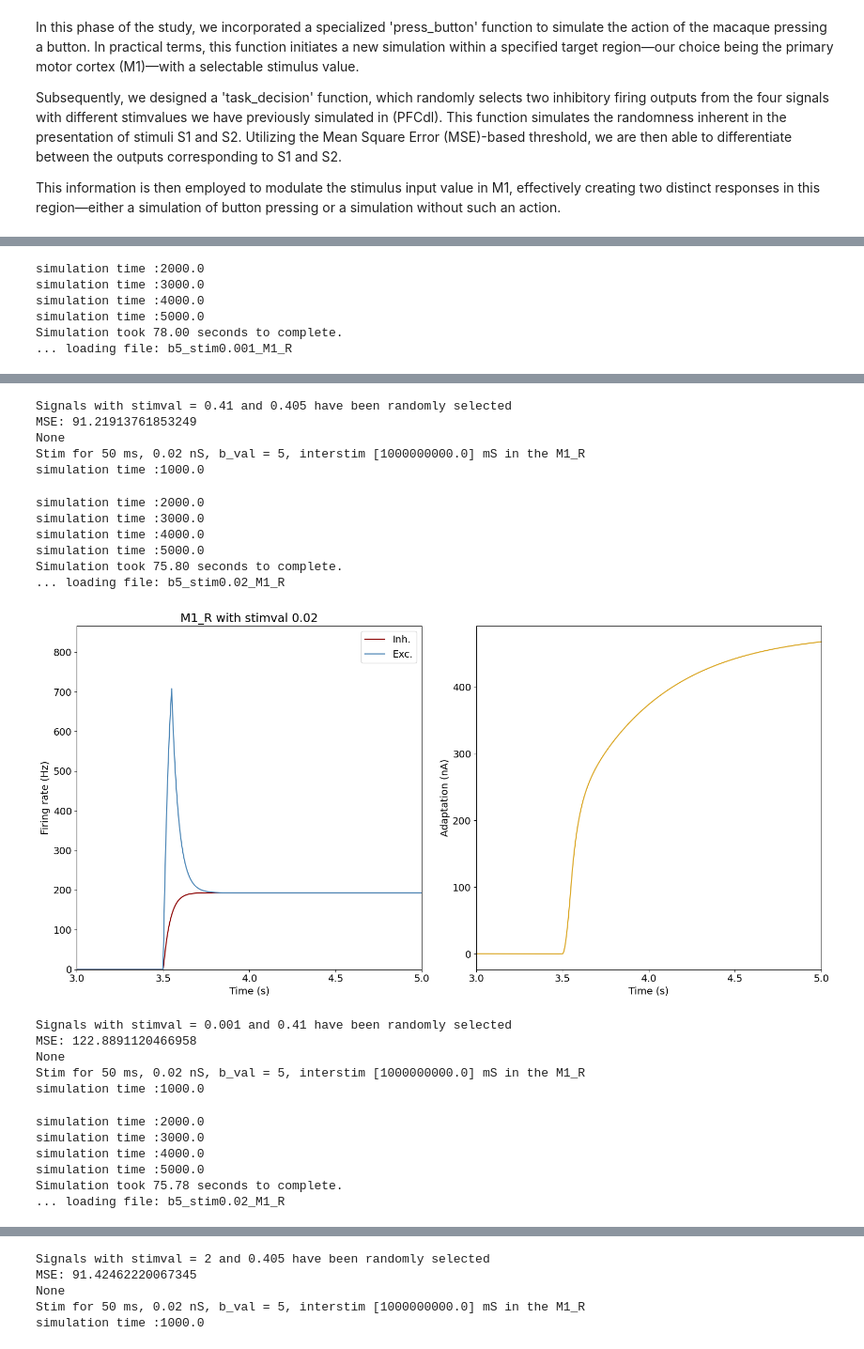
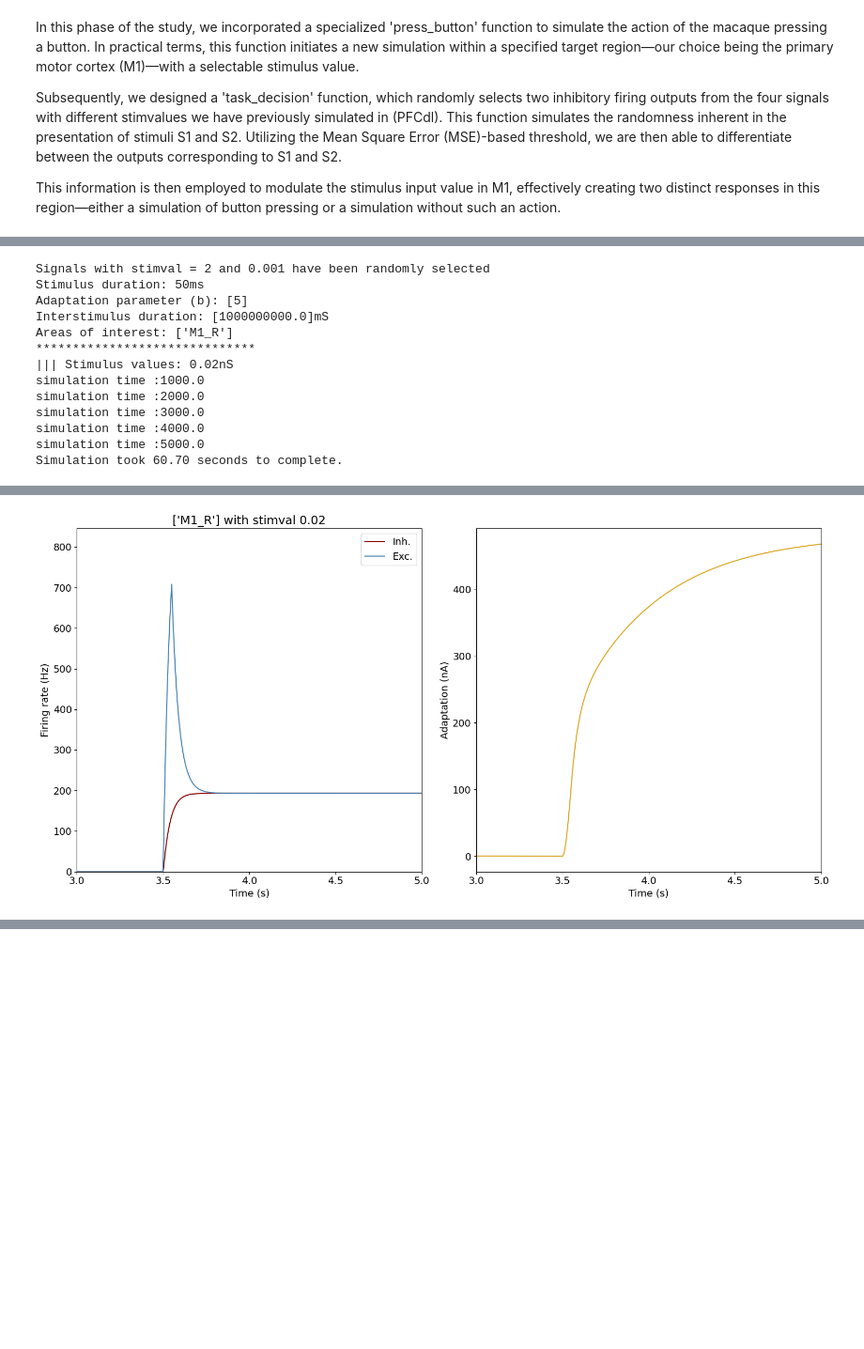
Before and after one commit to TuranSKT/tvb_decision_making, a Jupyter notebook: decision_making_A1.ipynb, the cells around one changed output, grey strips where cells are left out. Shown: that part at 94% size. Cells and saved outputs as stored; diff of their text form; code cells hidden in the pictures; blank space fills up the shorter version.

```diff
--- a/decision_making_A1.ipynb
+++ b/decision_making_A1.ipynb
@@ -73,0 +22,17 @@ target_region_id = surface.id_finder(target_region)
+# %%
+connectivity_path = ROOT_FOLDER + '/tvb_model_reference/data/macaque/Connectivity/'
+
+connectome = Connectome(connectivity_path)
+
+sim_series1_param = {"root_folder": SAVE_FOLDER,
+                     "sim_name": "sim1", #Name of the simulation
+                     "connectome_instance": connectome, #Load the connectome to change
+                     "rois_dict": {'A1_R': 'Primary auditory cortex'}, #Stimulus Regions
+                     "stim_values": [0.001, 0.405, 0.41, 2], # Stimulus strengths
+                     "isIntNoise": False}
+
+# Create and init a simulator object
+SimSeries1 = Simulation(**sim_series1_param)
+
+# Run the simulation
+# SimSeries1.main_simulation_loop()
@@ -74,10 +41,7 @@ target_region_id = surface.id_finder(target_region)
 # %%
-# Run the simulation
-#customSim.main_simulation_loop()
-
 # Load simulation saved results
-customSim.load_simulation()
+SimSeries1.load_simulation()
 
 # PFCdl_R plot from A1
-customSim.plot_simulation(target_region)
+SimSeries1.plot_simulation(['PFCdl_R'])
 # %% [output]
@@ -97,7 +57,9 @@ For the purpose of comparing the inhibitory firing rates resulting from two dist
 # %% [markdown]
 ### Compute MSE (Mean Square Error) of each 4 simulations to define a threshold
 # %%
-signals_dict = customSim.get_signals(target_region_id)
+# signals_dict contains 4 signals each resulted from Sim1 with a different stimval
+signals_dict = SimSeries1.get_signals_from_one_region(['PFCdl_R'])
+stimvals = sim_series1_param["stim_values"]
 
 signal0 = signals_dict[stimvals[0]] # with stimval = 0.001
 signal1 = signals_dict[stimvals[1]] # with stimval = 0.405
@@ -172,11 +139,13 @@ def take_decision(time_series_dict, motor_stim_region, thresh = None, is_plot =
 # %%
 # Define where to apply the stimulus.
 motor_stim_region = {'M1_R': 'Primary motor area'}
-threshold = 60 # MSE threshold
+plot_area = ["M1_R"]
 
-# Run a set of 4 comparison tasks.
-decision_task_set_nb = 4
-for i in range(decision_task_set_nb):
-    take_decision(signals_dict, motor_stim_region, threshold, is_plot = True)
+task_nb = 2 # Run a set of 2 comparison tasks.
+
+for i in range(1, task_nb+1):
+    input_signal1, input_signal2 = random_signal_picker(signals_dict, verbose = True)
+    stimval_M1 = take_decision(input_signal1, input_signal2, threshold = 60)
+    press_button(motor_stim_region, stimval_M1, plot_area, exp_name = str(i))
 # %% [output]
 Signals with stimval = 0.001 and 0.405 have been randomly selected
@@ -187,6 +165,13 @@ simulation time :1000.0
+Signals with stimval = 2 and 0.001 have been randomly selected
+Stimulus duration: 50ms
+Adaptation parameter (b): [5]
+Interstimulus duration: [1000000000.0]mS
+Areas of interest: ['M1_R']
+******************************
+||| Stimulus values: 0.02nS
+simulation time :1000.0
 simulation time :2000.0
 simulation time :3000.0
 simulation time :4000.0
 simulation time :5000.0
-Simulation took 78.00 seconds to complete.
-... loading file: b5_stim0.001_M1_R
+Simulation took 60.70 seconds to complete.
@@ -194,23 +178 @@ Simulation took 78.00 seconds to complete.
-Signals with stimval = 0.41 and 0.405 have been randomly selected
-MSE: 91.21913761853249
-None
-Stim for 50 ms, 0.02 nS, b_val = 5, interstim [1000000000.0] mS in the M1_R
-simulation time :1000.0
-simulation time :2000.0
-simulation time :3000.0
-simulation time :4000.0
-simulation time :5000.0
-Simulation took 75.80 seconds to complete.
-... loading file: b5_stim0.02_M1_R
-[figure, old version]
+[figure, new version]
-Signals with stimval = 0.001 and 0.41 have been randomly selected
-MSE: 122.8891120466958
-None
-Stim for 50 ms, 0.02 nS, b_val = 5, interstim [1000000000.0] mS in the M1_R
-simulation time :1000.0
-simulation time :2000.0
-simulation time :3000.0
-simulation time :4000.0
-simulation time :5000.0
-Simulation took 75.78 seconds to complete.
-... loading file: b5_stim0.02_M1_R
@@ -218,5 +178,0 @@ Simulation took 75.78 seconds to complete.
-Signals with stimval = 2 and 0.405 have been randomly selected
-MSE: 91.42462220067345
-None
-Stim for 50 ms, 0.02 nS, b_val = 5, interstim [1000000000.0] mS in the M1_R
-simulation time :1000.0
```
Also changed, not shown: parts of 24 cells of this notebook, 2 other files.
